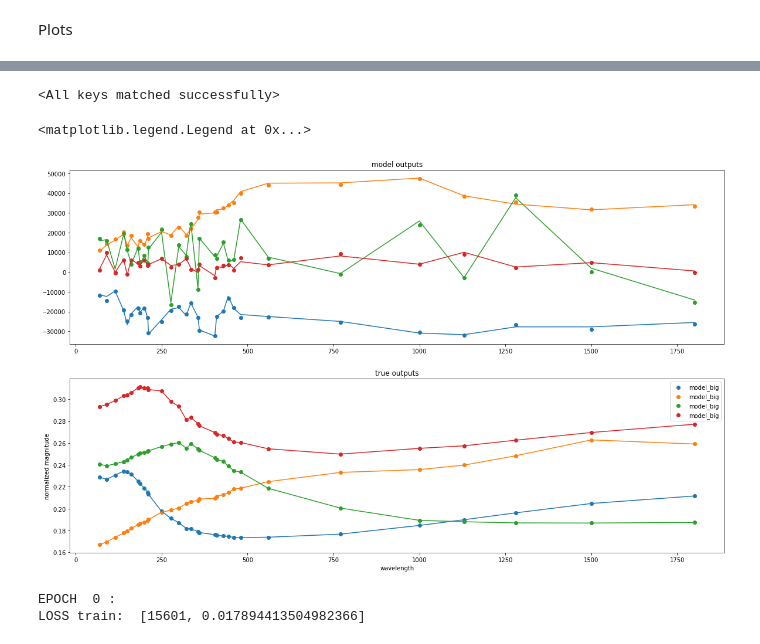
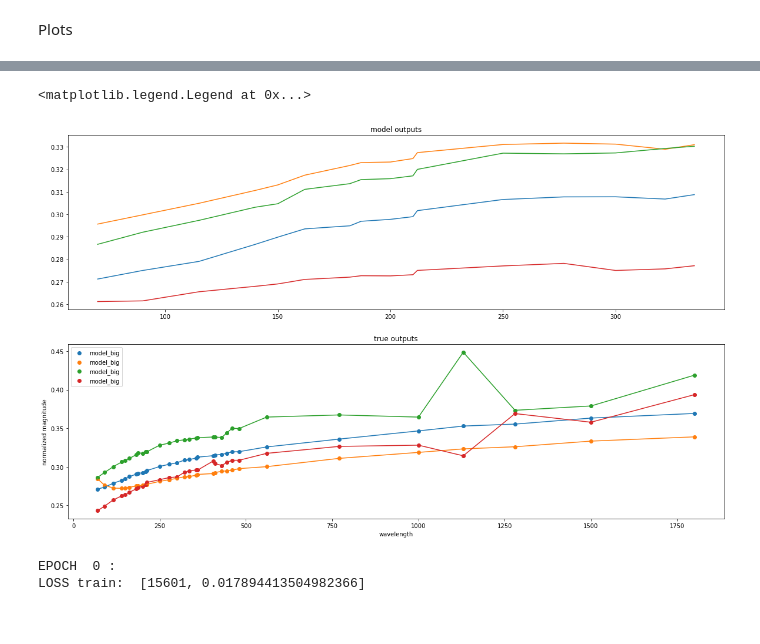
Before and after one commit to smoffe1604/BSc, a Jupyter notebook: main.ipynb, the cells around one changed output, grey strips where cells are left out. Saved outputs shown, nothing was run; the diff lists cells and outputs as text; code cells hidden in the pictures.

```diff
--- a/main.ipynb
+++ b/main.ipynb
@@ -398,3 +400,0 @@ def denoise(model, X, T = 1000):
-# %%
-X_T = [np.random.multivariate_normal(np.zeros(31), np.identity(31)) for _ in range(4)]
-a, b, c, d = denoise(model_Unet, X_T[0])
@@ -460,5 +468,4 @@ from denoising_diffusion_pytorch import Unet, GaussianDiffusion, Unet1D, Gaussia
 # %%
-device = "cpu"
 model = Unet1D(
     dim = 64,
     dim_mults = (1, 2, 4, 8),
@@ -472,8 +479,7 @@ model = Unet1D(
 def extract(a, t, x_shape):
     b, *_ = t.shape
 
-    #simons change
-    # a = a.to("cuda:0")
+    a = a.to(t.device)
     out = a.gather(-1, t)
     return out.reshape(b, *((1,) * (len(x_shape) - 1)))
 
@@ -484,20 +490,21 @@ def add_noise(X, t, alpha_bar):
     sample = mean + std * eps
     return sample, eps
 
-def denoise(model, X, T = 1000):
+def denoise(model, n, T = 1000):
+    X = torch.randn(n, device = device)
     betas, alpha_bar = cos_betaAlpha_schedule()
+    betas = betas.to(device)
+    alpha_bar = alpha_bar.to(device)
+    for t in range(T - 1, -1, -1):
+        t = torch.tensor([t], device = device)
 
-    X = torch.tensor(X)
-    for t in range(T - 1, -1, -1):
-        #t = torch.tensor([t]).double()
-
-        z = torch.randn(31) if t > 1 else torch.zeros(31)
-        X_noise = model(X.unsqueeze(0).unsqueeze(0).double(), t).detach().squeeze()
-        #t = t.long()
-        X = (1 / np.sqrt(1 - betas[t])) * (X - (betas[t]/np.sqrt(1 - alpha_bar[t]) * X_noise)) + np.sqrt(betas[t]) * z
+        z = torch.randn(n, device = device) if t > 1 else torch.zeros(n, device = device)
+        X_noise = model(X.unsqueeze(0).unsqueeze(0), t).detach().squeeze()
+        t = t.long()
+        X = (1 / torch.sqrt(1 - betas[t])) * (X - (betas[t]/torch.sqrt(1 - alpha_bar[t]) * X_noise)) + torch.sqrt(betas[t]) * z
     return X
 
-path = "../runs2/"
+path = "../runs5/"
 def train_model1(model, n = len(X_normalized), T = 1000, batch_size = 256, EPOCHS = 50):
     #loss
     loss_fn = nn.MSELoss()
@@ -570,10 +600,4 @@ KeyboardInterrupt:
 # %%
 torch.save(model.state_dict(), path + "model_param_" + "yoyo" + ".pt")
-model = Unet1D(
-    dim = 64,
-    dim_mults = (1, 2, 4, 8),
-    channels = 1
-).to(device).double()
-model.load_state_dict(torch.load(path + "model_param_yoyo.pt", map_location = torch.device('cpu')))
+
+#model.load_state_dict(torch.load(path + "model_param_yoyo.pt"))
-# %% [output]
-<All keys matched successfully>
@@ -580,27 +606,24 @@ model.load_state_dict(torch.load(path + "model_param_yoyo.pt", map_location = to
 # %%
-device = "cpu"
-X_T = [np.random.multivariate_normal(np.zeros(31), np.identity(31)) for _ in range(4)]
-
 plt.figure(figsize= (20, 12))
 
 for i in range(4):
     plt.subplot(2, 1, 1)
     plt.title('model outputs')
-    plt.scatter(filter_wls[:31], denoise(model_big, X_T[i]).cpu().detach(), label = "model_big")
-    plt.plot(filter_wls[:31], (denoise(model_big, X_T[i]).cpu().detach()).squeeze())
+    #plt.scatter(filter_wls[:16], denoise(model, 16).cpu().detach(), label = "model_big")
+    plt.plot(filter_wls[:16], (denoise(model, 16).cpu().detach()).squeeze())
     plt.subplot(2, 1, 2)
     plt.title('true outputs')
     r = np.random.randint(0, 100)
     plt.scatter(filter_wls, X_scaled[r], label = "model_big")
     plt.plot(filter_wls, X_scaled[r])
 
 plt.ylabel("normalized magnitude")
 #plt.ylim(-2, 2)
 plt.xlabel("wavelength")
 plt.legend()
 # %% [output]
 <matplotlib.legend.Legend at 0x...>
-[figure, old version]
+[figure, new version]
 # %%
 model_big = BigUNet().to(device)
 # %%
```
Also changed, not shown: parts of 23 cells of this notebook.
